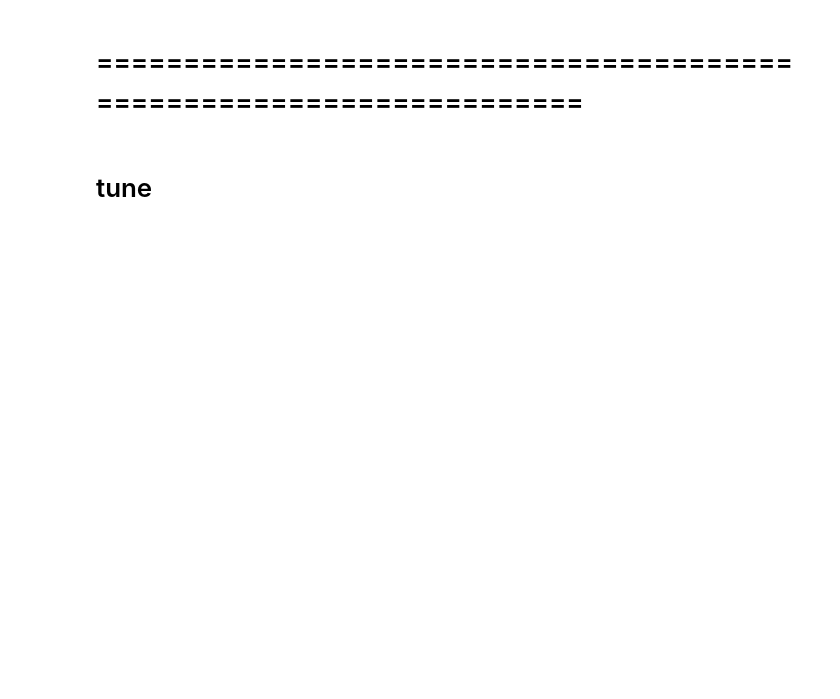
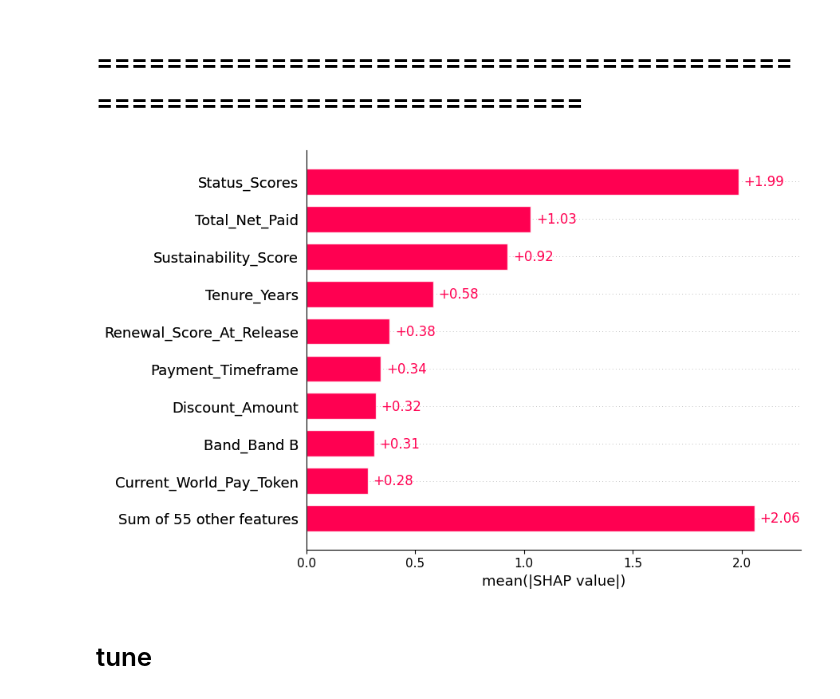
Before and after one commit to NIDHARSAN-V/Final_DS_MiniProject, a Jupyter notebook: notebooks/06_feature_engg/merger_clean.ipynb, the cells around one changed output. Saved outputs shown, nothing was run; the diff lists cells and outputs as text; code cells hidden in the pictures; blank space fills up the shorter version.

Commit message:
done model

```diff
--- a/notebooks/06_feature_engg/merger_clean.ipynb
+++ b/notebooks/06_feature_engg/merger_clean.ipynb
@@ -1134,8 +1894,11 @@ df['Proforma_Auto_Renewal'].value_counts()
 # %%
 df['Proforma_Auto_Renewal'] = (
     df['Proforma_Auto_Renewal']
-    .astype(str)  # ensure string
-    .apply(lambda x: 1 if 'yes' in x.lower() else 0)
+    .fillna('')                 # handle NaN
+    .astype(str)                # ensure string
+    .str.lower()                # vectorized (SAFE)
+    .str.contains('yes')        # check condition
+    .astype(int)                # convert True/False → 1/0
 )
 # %%
 df['Proforma_Auto_Renewal'].isnull().sum()
@@ -1580,12 +2461,14 @@ print(top_features)
 # %% [markdown]
 # ====================================================================
 # %%
-# import shap
+import shap
 
-# explainer = shap.Explainer(model)
-# shap_values = explainer(X_test)
+explainer = shap.Explainer(model)
+shap_values = explainer(X_test)
 
-# shap.plots.bar(shap_values)
+shap.plots.bar(shap_values)
+# %% [output]
+[figure, added]
 # %% [markdown]
 # tune
 # %%
```
Also changed, not shown: parts of 86 cells of this notebook, 12 other files.
